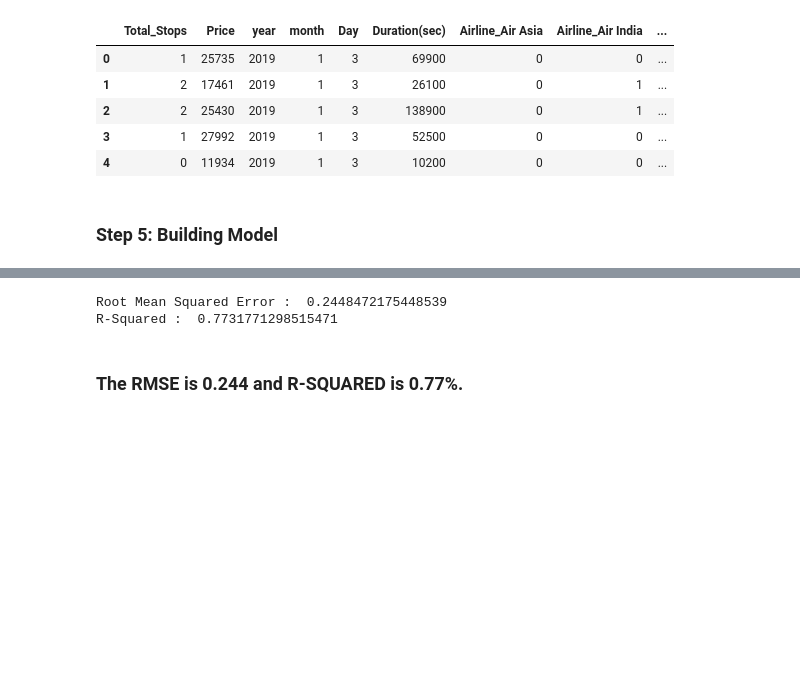
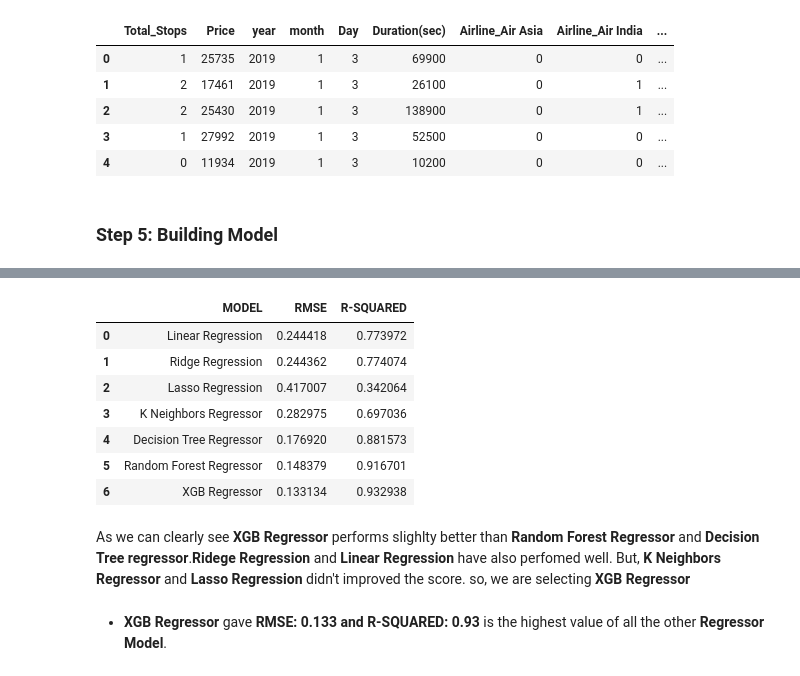
Before and after one commit to Vishwakbalaji/Data_Science, a Jupyter notebook: Flight Ticket Price Prediction/Flight Ticket Price Prediction.ipynb, the cells around one changed output, grey strips where cells are left out. Cells and saved outputs as stored; diff of their text form; code cells hidden in the pictures; blank space fills up the shorter version.

```diff
--- a/Flight Ticket Price Prediction/Flight Ticket Price Prediction.ipynb
+++ b/Flight Ticket Price Prediction/Flight Ticket Price Prediction.ipynb
@@ -484,23 +487,41 @@ y = np.log(airline['Price']) # applying np.log(due to the price is right skewed)
 # %%
 # 20% data as validation set
 X_train,X_test,y_train,y_test = train_test_split(X,y,test_size=0.2,random_state=22)
-# %%
-# Standardization process:
-# it will transform your data such that its distribution will have a mean value 0 and standard deviation of 1
-sc = StandardScaler()
-X_train = sc.fit_transform(X_train)
-X_test = sc.transform(X_test)
+# %%
+algos = [LinearRegression(),  Ridge(), Lasso(),
+          KNeighborsRegressor(), DecisionTreeRegressor(),RandomForestRegressor(n_estimators = 10),XGBRegressor()]
+
+names = ['Linear Regression', 'Ridge Regression', 'Lasso Regression',
+         'K Neighbors Regressor', 'Decision Tree Regressor','Random Forest Regressor','XGB Regressor']
+
+rmse_list = []
+r_square_list = []
 # %%
-model = LinearRegression()                   # name of the model applying
-model.fit(X_train,y_train)        # fitting the train data
-y_pred = model.predict(X_test)    # based on the fitted model, the test data is predicted
-MSE= mse(y_test,y_pred)           # claculating the mean square error
-rmse = np.sqrt(MSE)               # taking the square_root on the mse
-R_sq = r2_score(y_test, y_pred)   # calculating the r square, based on the model fitting
-print('Root Mean Squared Error : ',rmse)
-print('R-Squared : ',R_sq)
+for name in algos:                                  # iterating the algorithms in the above list
+    model = name                                    # name of the model applying
+    model.fit(X_train,y_train)                      # fitting the train data
+    y_pred = model.predict(X_test)                 # based on the fitted model, the test data is predicted
+    MSE= mse(y_test,y_pred) # claculating the mean square error
+    rmse = np.sqrt(MSE)                             # taking the square_root on the mse
+    rmse_list.append(rmse)                          # appending it into rmse list
+    r_square = r2_score(y_test, y_pred)             # calculating the r square, based on the model fitting
+    r_square_list.append(r_square)                  # appending it into r_square_list
-# %% [output]
-Root Mean Squared Error :  0.2448472175448539
-R-Squared :  0.7731771298515471
-# %% [markdown]
-### The RMSE is 0.244 and R-SQUARED is 0.77%.
+# %%
+evaluation = pd.DataFrame({'MODEL': names,
+                           'RMSE': rmse_list,
+                           'R-SQUARED': r_square_list})
+# %%
+evaluation
+# %% [output]
+|  | MODEL | RMSE | R-SQUARED |
+| 0 | Linear Regression | 0.244418 | 0.773972 |
+| 1 | Ridge Regression | 0.244362 | 0.774074 |
+| 2 | Lasso Regression | 0.417007 | 0.342064 |
+| 3 | K Neighbors Regressor | 0.282975 | 0.697036 |
+| 4 | Decision Tree Regressor | 0.176920 | 0.881573 |
+| 5 | Random Forest Regressor | 0.148379 | 0.916701 |
+| 6 | XGB Regressor | 0.133134 | 0.932938 |
+# %% [markdown]
+As we can clearly see **XGB Regressor** performs slighlty better than **Random Forest Regressor** and **Decision Tree regressor**.**Ridege Regression** and **Linear Regression** have also perfomed well. But, **K Neighbors Regressor** and **Lasso Regression** didn't improved the score. so, we are selecting **XGB Regressor**
+# %% [markdown]
+* **XGB Regressor** gave **RMSE: 0.133 and R-SQUARED: 0.93** is the highest value of all the other **Regressor Model**.
```
Also changed, not shown: parts of 3 cells of this notebook.
